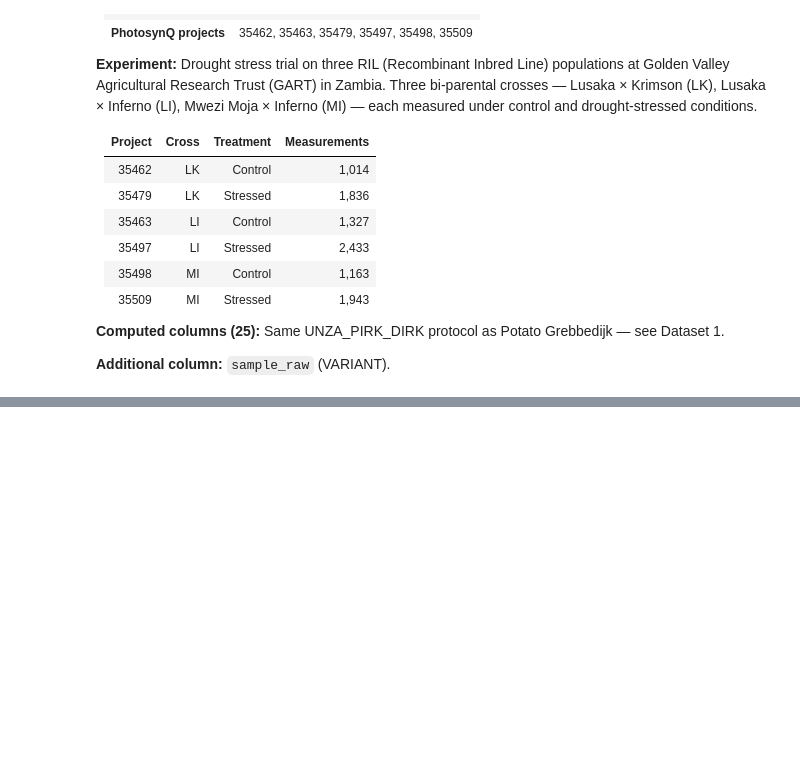
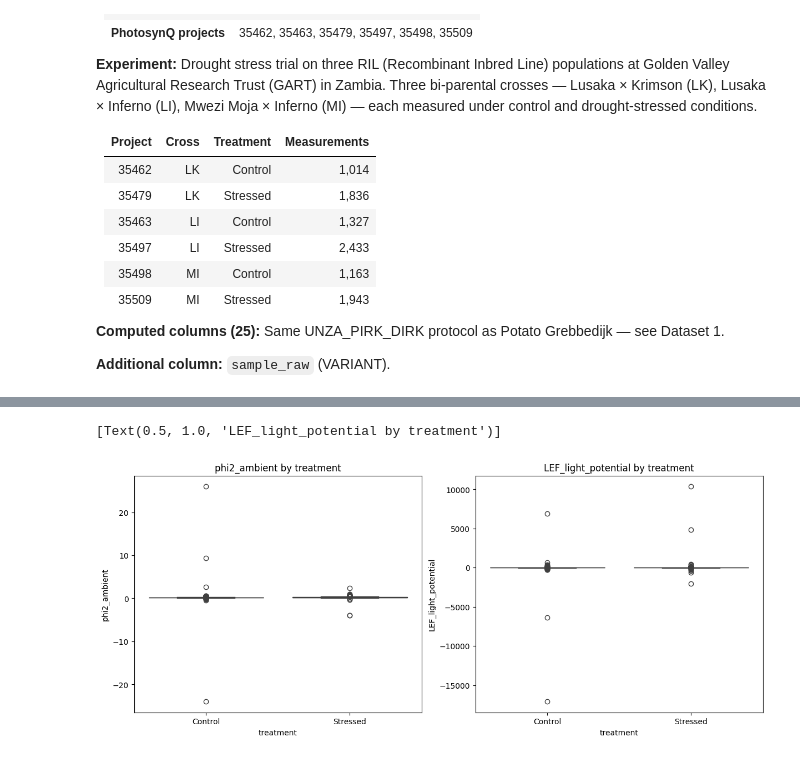
Before and after one commit to Computational-Biology-Aachen/2026-photosynthesis-hackathon-template, a Jupyter notebook: 02-bean-gart.ipynb, the cells around one changed output, grey strips where cells are left out. Cells and saved outputs as stored; diff of their text form; code cells hidden in the pictures; blank space fills up the shorter version.

```diff
--- a/02-bean-gart.ipynb
+++ b/02-bean-gart.ipynb
@@ -28,0 +90,11 @@
+# %%
+fig, axs = plt.subplots(1, 2, figsize=(12, 5), layout="constrained")
+
+sns.boxplot(data=df, x="treatment", y="phi2_ambient", ax=axs[0])
+axs[0].set(title="phi2_ambient by treatment")
+
+sns.boxplot(data=df, x="treatment", y="LEF_light_potential", ax=axs[1])
+axs[1].set(title="LEF_light_potential by treatment")
+# %% [output]
+[Text(0.5, 1.0, 'LEF_light_potential by treatment')]
+[figure, added]
```
Also changed, not shown: parts of 6 cells of this notebook, 2 other files.
